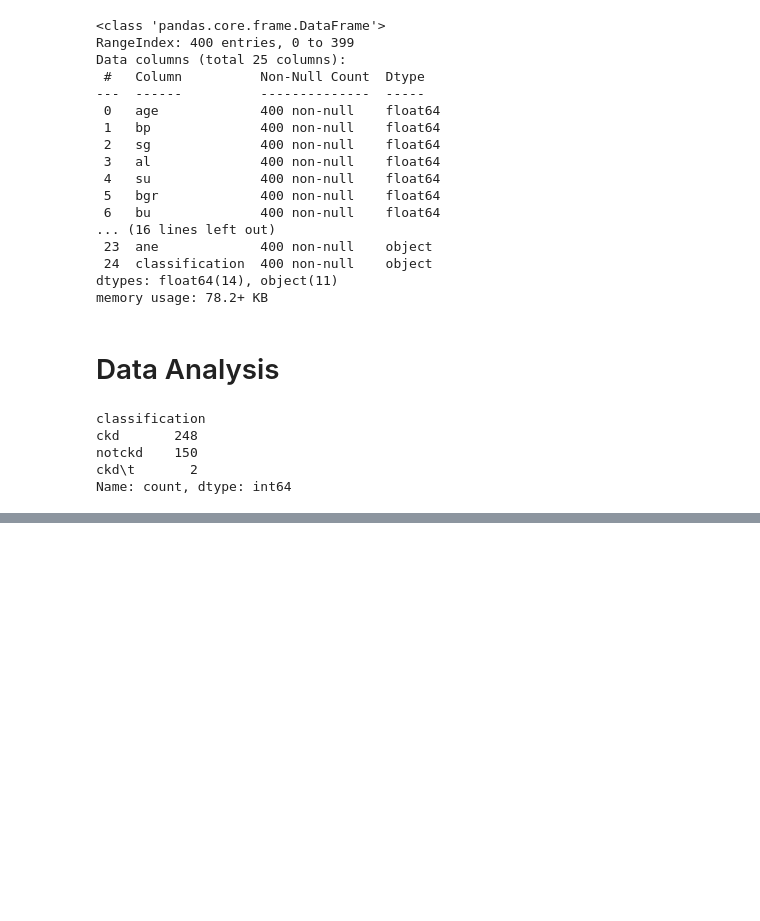
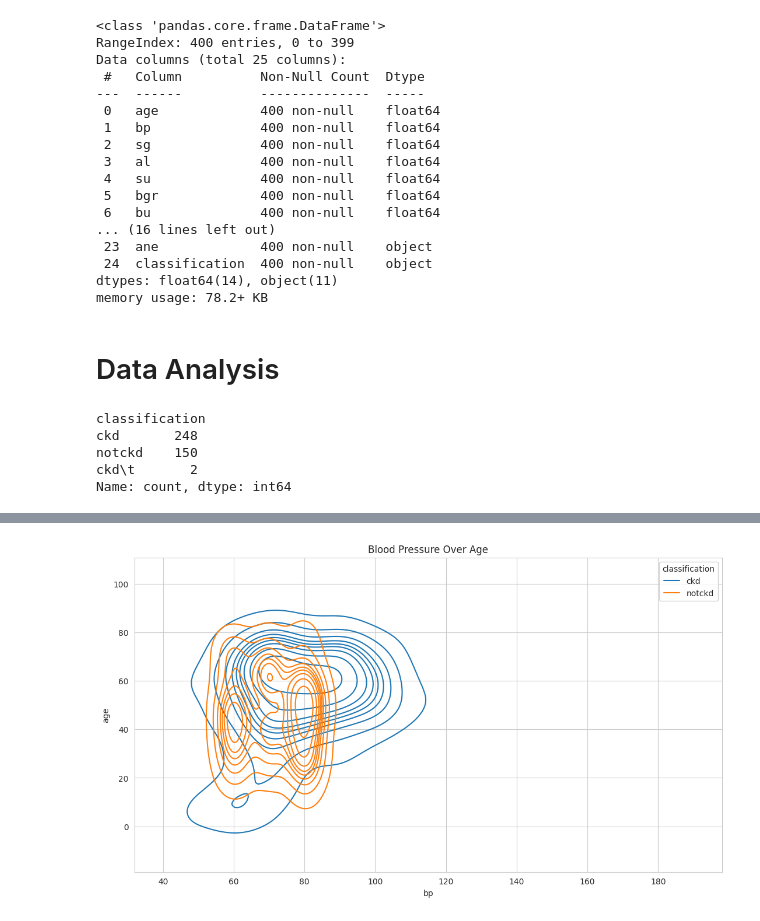
Before and after one commit to junaidulhassan/My-All-Kaggle-Jupyter-Notebooks, a Jupyter notebook: Chronic-Kidney-Disease-Detection/notebook.ipynb, the cells around one changed output, grey strips where cells are left out. Drawn from its saved outputs; the diff is of its cells as text; code cells hidden in the pictures; blank space fills up the shorter version.

```diff
--- a/Chronic-Kidney-Disease-Detection/notebook.ipynb
+++ b/Chronic-Kidney-Disease-Detection/notebook.ipynb
@@ -376,0 +378,14 @@ plt.xticks(rotation = 90);
+# %%
+plt.figure(
+    figsize=(13,7)
+)
+plt.title('Blood Pressure Over Age')
+sns.kdeplot(
+    data = clean_df,
+    x = 'bp',
+    y = 'age',
+    hue='classification'
+)
+plt.show()
+# %% [output]
+[figure, added]
```
Also changed, not shown: parts of 1 cell of this notebook.
